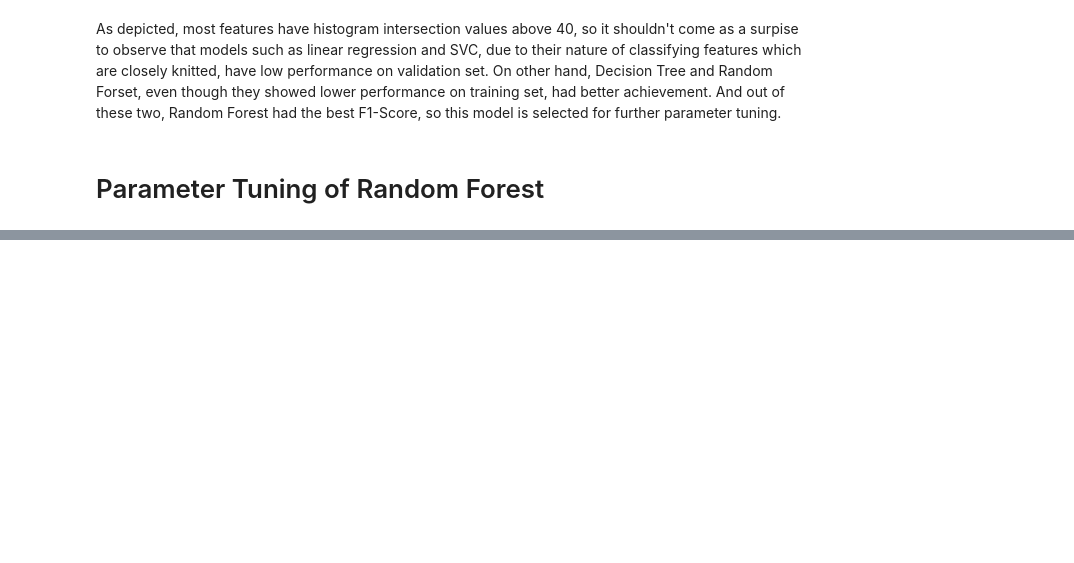
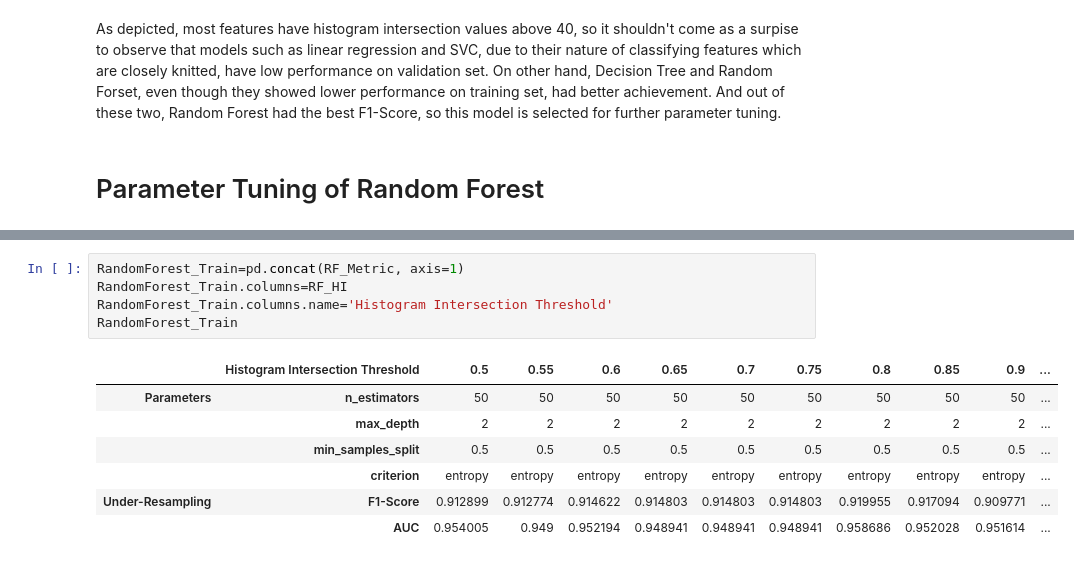
Before and after one commit to Milad137/Credit-Card-Fraud-Analysis, a Jupyter notebook: Credit Card Fraud Analysis.ipynb, the cells around one changed output, grey strips where cells are left out. Drawn from its saved outputs; the diff is of its cells as text; blank space fills up the shorter version.

```diff
--- a/Credit Card Fraud Analysis.ipynb
+++ b/Credit Card Fraud Analysis.ipynb
@@ -588,0 +628,13 @@ On other hand, Decision Tree and Random Forset, even though they showed lower pe
+# %%
+RandomForest_Train=pd.concat(RF_Metric, axis=1)
+RandomForest_Train.columns=RF_HI
+RandomForest_Train.columns.name='Histogram Intersection Threshold'
+RandomForest_Train
+# %% [output]
+|  | Histogram Intersection Threshold | 0.5 | 0.55 | 0.6 | 0.65 | 0.7 | 0.75 | 0.8 | 0.85 | 0.9 | ... |
+| Parameters | n_estimators | 50 | 50 | 50 | 50 | 50 | 50 | 50 | 50 | 50 | ... |
+|  | max_depth | 2 | 2 | 2 | 2 | 2 | 2 | 2 | 2 | 2 | ... |
+|  | min_samples_split | 0.5 | 0.5 | 0.5 | 0.5 | 0.5 | 0.5 | 0.5 | 0.5 | 0.5 | ... |
+|  | criterion | entropy | entropy | entropy | entropy | entropy | entropy | entropy | entropy | entropy | ... |
+| Under-Resampling | F1-Score | 0.912899 | 0.912774 | 0.914622 | 0.914803 | 0.914803 | 0.914803 | 0.919955 | 0.917094 | 0.909771 | ... |
+|  | AUC | 0.954005 | 0.949 | 0.952194 | 0.948941 | 0.948941 | 0.948941 | 0.958686 | 0.952028 | 0.951614 | ... |
```
Also changed, not shown: parts of 11 cells of this notebook.
